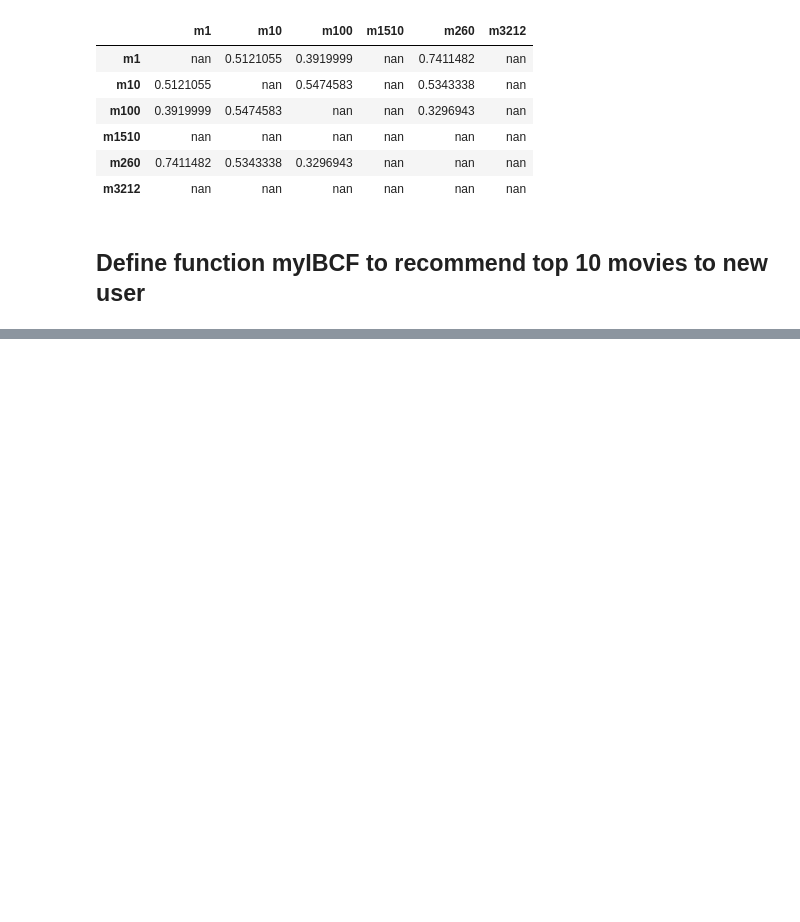
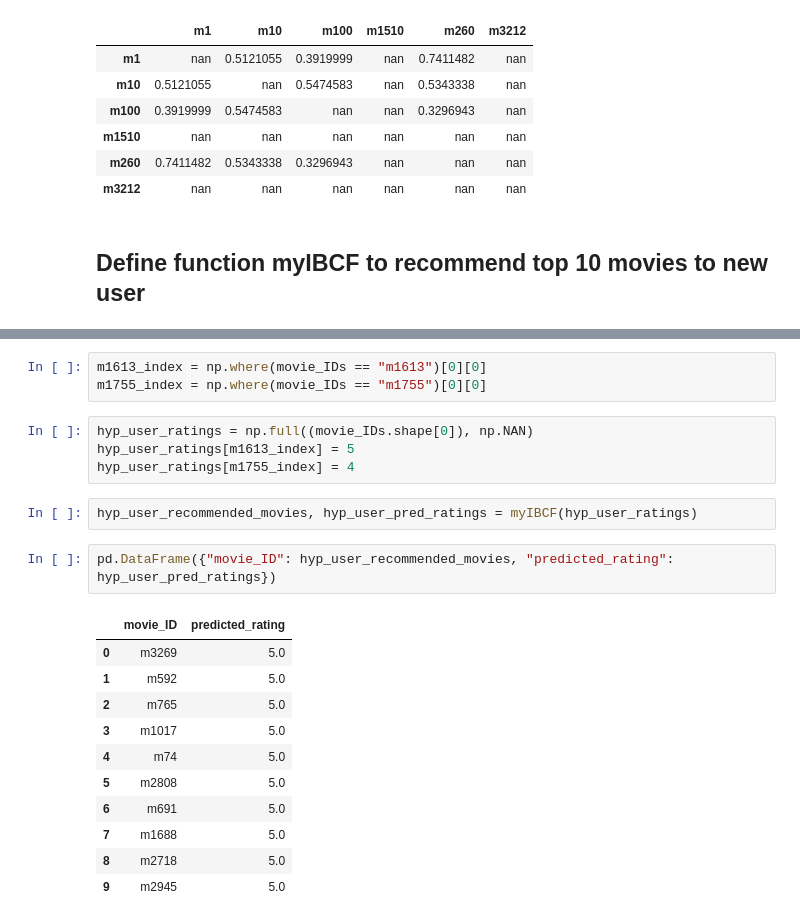
Before and after one commit to NealRyan/CS_598_Project_4-Movie_Recommender_System, a Jupyter notebook: Project_4_System_II.ipynb, the cells around one changed output, grey strips where cells are left out. Saved outputs shown, nothing was run; the diff lists cells and outputs as text; blank space fills up the shorter version.

```diff
--- a/System_II_Similarity_Matrix.ipynb
+++ b/Project_4_System_II.ipynb
@@ -413,0 +455,23 @@ def myIBCF(newuser, n_recommendations=10, min_rating_recommended=3.0, min_simila
+# %%
+m1613_index = np.where(movie_IDs == "m1613")[0][0]
+m1755_index = np.where(movie_IDs == "m1755")[0][0]
+# %%
+hyp_user_ratings = np.full((movie_IDs.shape[0]), np.NAN)
+hyp_user_ratings[m1613_index] = 5
+hyp_user_ratings[m1755_index] = 4
+# %%
+hyp_user_recommended_movies, hyp_user_pred_ratings = myIBCF(hyp_user_ratings)
+# %%
+pd.DataFrame({"movie_ID": hyp_user_recommended_movies, "predicted_rating": hyp_user_pred_ratings})
+# %% [output]
+|  | movie_ID | predicted_rating |
+| 0 | m3269 | 5.0 |
+| 1 | m592 | 5.0 |
+| 2 | m765 | 5.0 |
+| 3 | m1017 | 5.0 |
+| 4 | m74 | 5.0 |
+| 5 | m2808 | 5.0 |
+| 6 | m691 | 5.0 |
+| 7 | m1688 | 5.0 |
+| 8 | m2718 | 5.0 |
+| 9 | m2945 | 5.0 |
```
Also changed, not shown: parts of 14 cells of this notebook.
